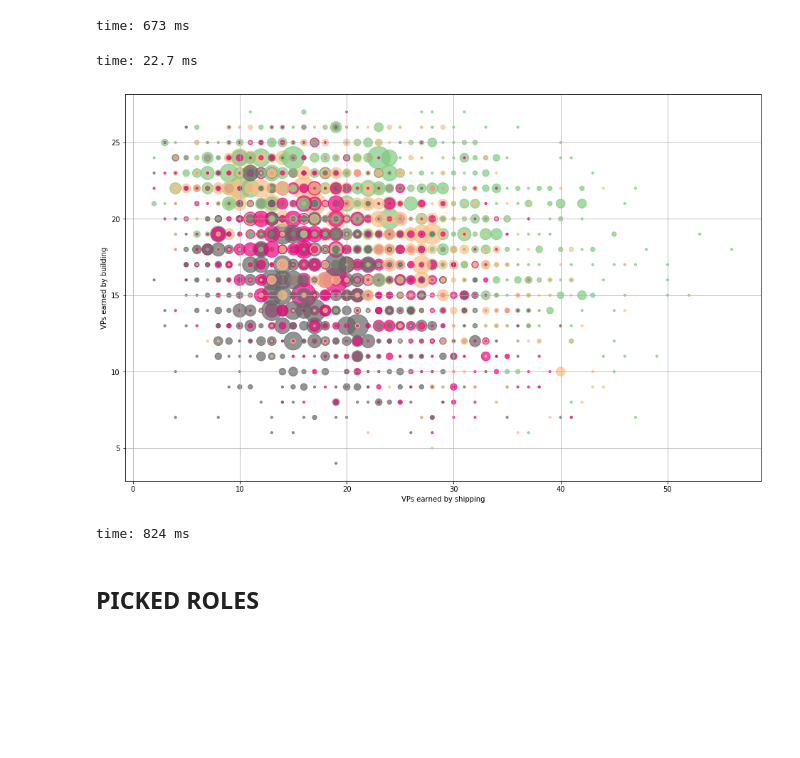
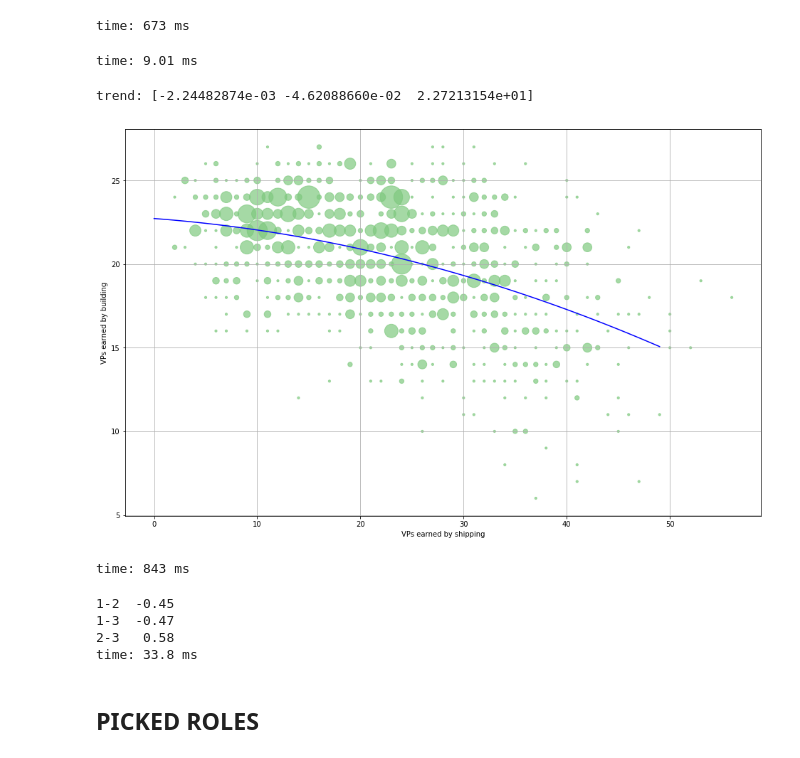
Before and after one commit to xiwix/binder, a Jupyter notebook: bga.puertorico.analyze.ipynb, the cells around one changed output. Cells and saved outputs as stored; diff of their text form; code cells hidden in the pictures; blank space fills up the shorter version.

```diff
--- a/bga.puertorico.analyze.ipynb
+++ b/bga.puertorico.analyze.ipynb
@@ -493,20 +497,42 @@ dd = [(
     int(p['stats']['10']),
     int(p['stats']['11']),
 #     int(p['stats']['12'])
-) for game in stats_cache for p in game['result']]
+) for game in stats_cache for p in game['result'] if int(p['rank']) == 1]
+
+t = list(zip(*dd))
 # %% [output]
-time: 22.7 ms
+time: 9.01 ms
 # %%
 d = list(zip(*[(*k, v*v*10) for k,v in collections.Counter(dd).items()]))
 fig, ax = plt.subplots()
 ax.scatter(d[1], d[2], c=d[0],  s=d[3], alpha=0.7, cmap=plt.get_cmap('Accent'))
 ax.grid(True)
 ax.set_xlabel(player_stats['10'])
 ax.set_ylabel(player_stats['11'])
+
+lx = np.array(range(50))
+
+trend = np.polyfit(np.array(t[1]), np.array(t[2]), 2)
+print('trend:', trend)
+ax.plot(lx, trend[0]*lx*lx + trend[1]*lx + trend[2], 'b')
+
 plt.show()
 # %% [output]
+trend: [-2.24482874e-03 -4.62088660e-02  2.27213154e+01]
-[figure, old version]
+[figure, new version]
-time: 824 ms
+time: 843 ms
+# %%
+import scipy
+from scipy import stats
+
+print('1-2 {:6.2f}'.format(*scipy.stats.pearsonr(t[1], t[2])))
+print('1-3 {:6.2f}'.format(*scipy.stats.pearsonr(t[1], t[3])))
+print('2-3 {:6.2f}'.format(*scipy.stats.pearsonr(t[2], t[3])))
+# %% [output]
+1-2  -0.45
+1-3  -0.47
+2-3   0.58
+time: 33.8 ms
 # %% [markdown]
 ## PICKED ROLES
 # %%
```
Also changed, not shown: parts of 8 cells of this notebook.
